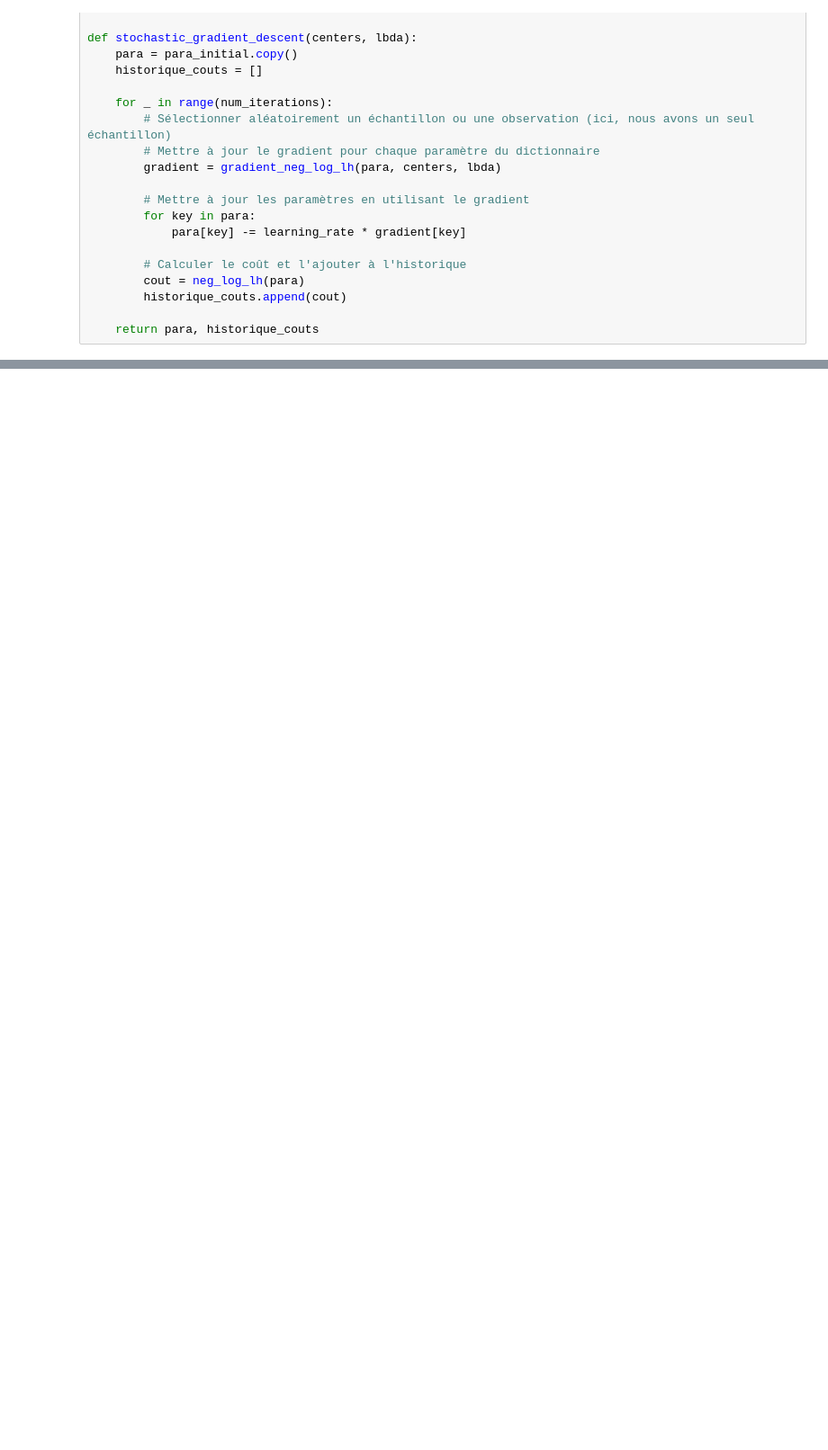
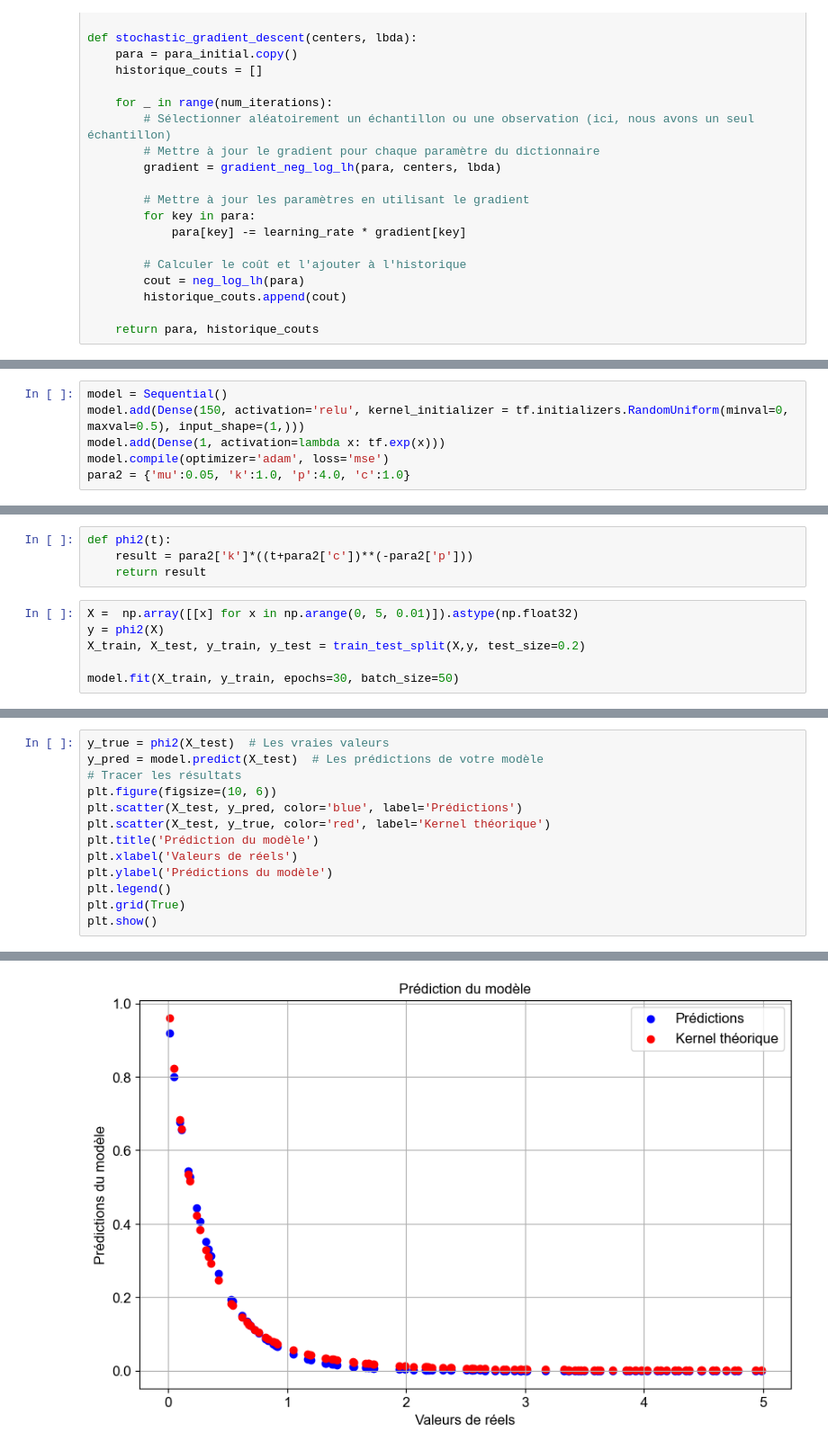
Before and after one commit to GodwinZonou/Hawkes-Processes-Estimation, a Jupyter notebook: hawkes.ipynb, the cells around one changed output, grey strips where cells are left out. Shown at 90% size. Cells and saved outputs as stored; diff of their text form; blank space fills up the shorter version.

```diff
--- a/hawkes.ipynb
+++ b/hawkes.ipynb
@@ -223,0 +251,6 @@ plt.show()
+# %%
+model = Sequential()
+model.add(Dense(150, activation='relu', kernel_initializer = tf.initializers.RandomUniform(minval=0, maxval=0.5), input_shape=(1,)))
+model.add(Dense(1, activation=lambda x: tf.exp(x)))
+model.compile(optimizer='adam', loss='mse')
+para2 = {'mu':0.05, 'k':1.0, 'p':4.0, 'c':1.0}
@@ -223,0 +261,10 @@ plt.show()
+# %%
+def phi2(t):
+    result = para2['k']*((t+para2['c'])**(-para2['p']))
+    return result
+# %%
+X =  np.array([[x] for x in np.arange(0, 5, 0.01)]).astype(np.float32)
+y = phi2(X)
+X_train, X_test, y_train, y_test = train_test_split(X,y, test_size=0.2)
+
+model.fit(X_train, y_train, epochs=30, batch_size=50)
@@ -223,0 +290,14 @@ plt.show()
+# %%
+y_true = phi2(X_test)  # Les vraies valeurs
+y_pred = model.predict(X_test)  # Les prédictions de votre modèle
+# Tracer les résultats
+plt.figure(figsize=(10, 6))
+plt.scatter(X_test, y_pred, color='blue', label='Prédictions')
+plt.scatter(X_test, y_true, color='red', label='Kernel théorique')
+plt.title('Prédiction du modèle')
+plt.xlabel('Valeurs de réels')
+plt.ylabel('Prédictions du modèle')
+plt.legend()
+plt.grid(True)
+plt.show()
+# %% [output]
@@ -223,0 +305 @@ plt.show()
+[figure, added]
```
Also changed, not shown: parts of 27 cells of this notebook, 1 other file.
